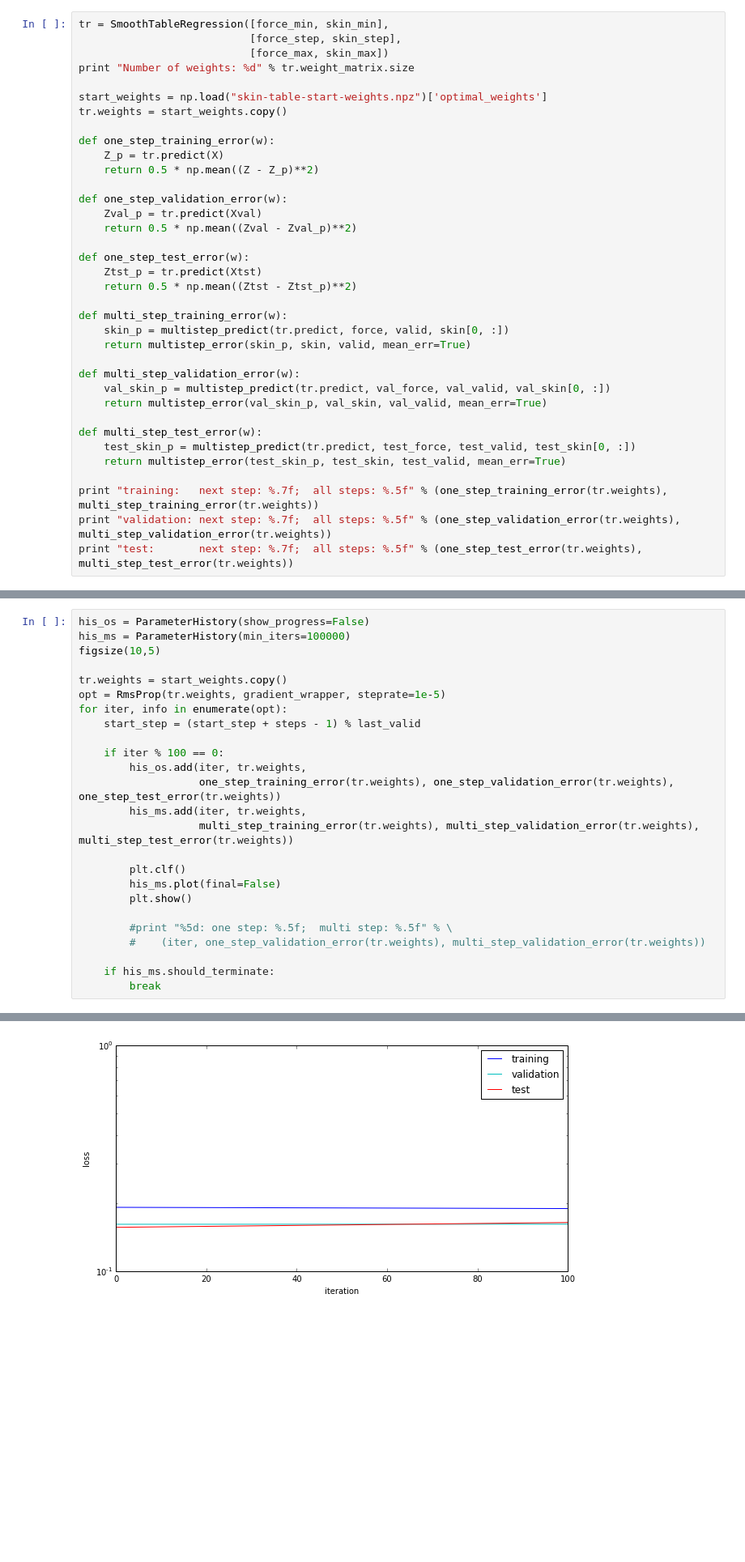
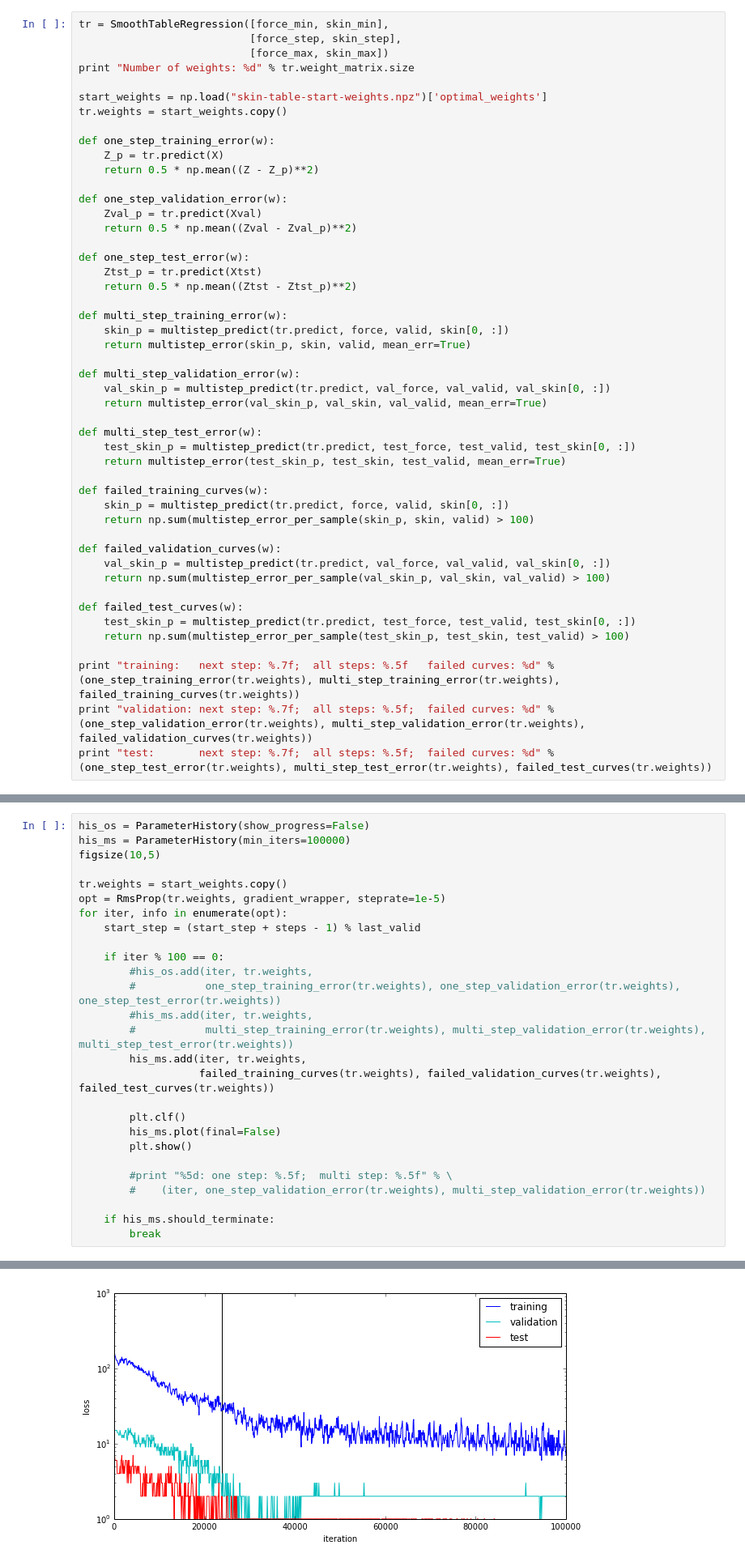
Before and after one commit to surban/ml, a Jupyter notebook: notebooks/Skin-Autoregression-Multistep.ipynb, the cells around one changed output, grey strips where cells are left out. Shown at 81% size. Drawn from its saved outputs; the diff is of its cells as text; blank space fills up the shorter version.

Commit message:
multistep gradient optimizations

```diff
--- a/notebooks/Skin-Autoregression-Multistep.ipynb
+++ b/notebooks/Skin-Autoregression-Multistep.ipynb
@@ -105,8 +109,20 @@ def multi_step_test_error(w):
     test_skin_p = multistep_predict(tr.predict, test_force, test_valid, test_skin[0, :])
     return multistep_error(test_skin_p, test_skin, test_valid, mean_err=True)
 
-print "training:   next step: %.7f;  all steps: %.5f" % (one_step_training_error(tr.weights), multi_step_training_error(tr.weights))
-print "validation: next step: %.7f;  all steps: %.5f" % (one_step_validation_error(tr.weights), multi_step_validation_error(tr.weights))
-print "test:       next step: %.7f;  all steps: %.5f" % (one_step_test_error(tr.weights), multi_step_test_error(tr.weights))
+def failed_training_curves(w):
+    skin_p = multistep_predict(tr.predict, force, valid, skin[0, :])
+    return np.sum(multistep_error_per_sample(skin_p, skin, valid) > 100)
+
+def failed_validation_curves(w):
+    val_skin_p = multistep_predict(tr.predict, val_force, val_valid, val_skin[0, :])
+    return np.sum(multistep_error_per_sample(val_skin_p, val_skin, val_valid) > 100)
+
+def failed_test_curves(w):
+    test_skin_p = multistep_predict(tr.predict, test_force, test_valid, test_skin[0, :])
+    return np.sum(multistep_error_per_sample(test_skin_p, test_skin, test_valid) > 100)
+
+print "training:   next step: %.7f;  all steps: %.5f   failed curves: %d" % (one_step_training_error(tr.weights), multi_step_training_error(tr.weights), failed_training_curves(tr.weights))
+print "validation: next step: %.7f;  all steps: %.5f;  failed curves: %d" % (one_step_validation_error(tr.weights), multi_step_validation_error(tr.weights), failed_validation_curves(tr.weights))
+print "test:       next step: %.7f;  all steps: %.5f;  failed curves: %d" % (one_step_test_error(tr.weights), multi_step_test_error(tr.weights), failed_test_curves(tr.weights))
 # %% [output]
 Number of weights: 26416
@@ -158,10 +174,12 @@ for iter, info in enumerate(opt):
     start_step = (start_step + steps - 1) % last_valid
 
     if iter % 100 == 0:
-        his_os.add(iter, tr.weights,
-                   one_step_training_error(tr.weights), one_step_validation_error(tr.weights), one_step_test_error(tr.weights))
+        #his_os.add(iter, tr.weights,
+        #           one_step_training_error(tr.weights), one_step_validation_error(tr.weights), one_step_test_error(tr.weights))
+        #his_ms.add(iter, tr.weights,
+        #           multi_step_training_error(tr.weights), multi_step_validation_error(tr.weights), multi_step_test_error(tr.weights))
         his_ms.add(iter, tr.weights,
-                   multi_step_training_error(tr.weights), multi_step_validation_error(tr.weights), multi_step_test_error(tr.weights))
+                   failed_training_curves(tr.weights), failed_validation_curves(tr.weights), failed_test_curves(tr.weights))
 
         plt.clf()
         his_ms.plot(final=False)
@@ -177,4 +195,4 @@ for iter, info in enumerate(opt):
-[figure, old version]
+[figure, new version]
 # %% [markdown]
 # Multistep prediction
 # %%
```
Also changed, not shown: parts of 4 cells of this notebook, 6 other files.
